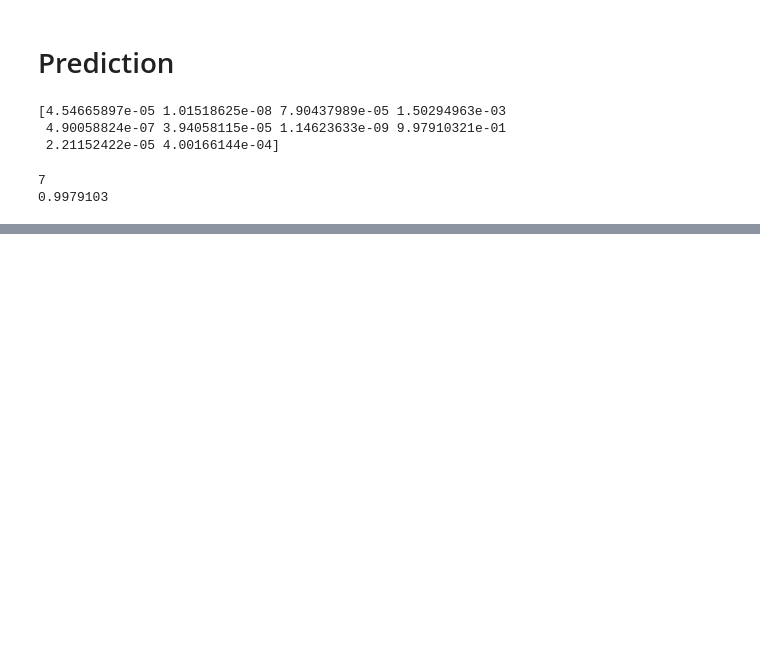
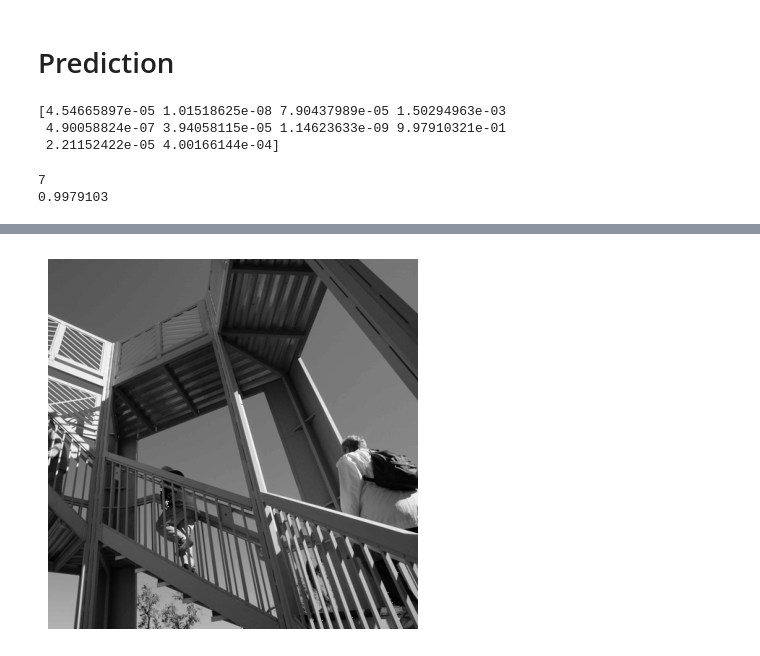
Before and after one commit to Karath-Vamsi/--practice--computer_vision_with_tf, a Jupyter notebook: app.ipynb, the cells around one changed output, grey strips where cells are left out. Cells and saved outputs as stored; diff of their text form; code cells hidden in the pictures; blank space fills up the shorter version.

```diff
--- a/app.ipynb
+++ b/app.ipynb
@@ -111,0 +116,13 @@ print(classifications[0][7])
+# %%
+#import cv2
+import numpy as np
+from scipy import misc
+image = misc.ascent()
+# %%
+plt.grid(False)
+plt.gray()
+plt.axis('off')
+plt.imshow(image)
+plt.show()
+# %% [output]
+[figure, added]
```
Also changed, not shown: parts of 8 cells of this notebook, 1 other file.
